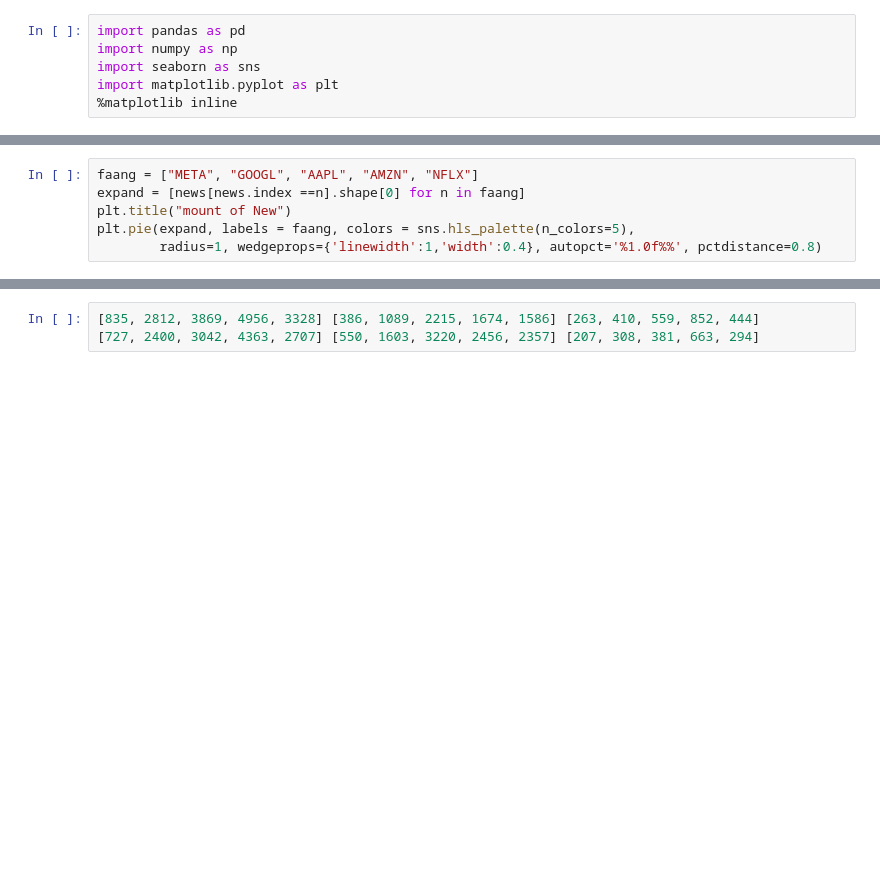
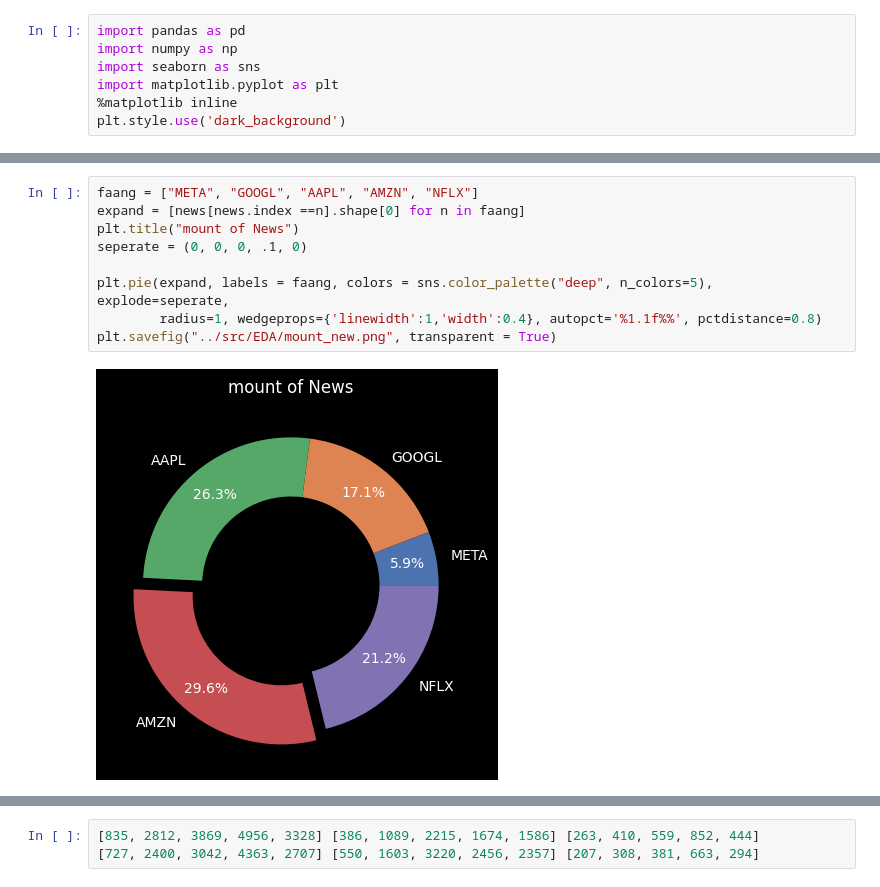
Before and after one commit to henrytsui000/Stock-Price-Prediction, a Jupyter notebook: visulize/stock_new.ipynb, the cells around one changed output, grey strips where cells are left out. Saved outputs shown, nothing was run; the diff lists cells and outputs as text; blank space fills up the shorter version.

Commit message:
:art: change the image color to  no background

```diff
--- a/visulize/stock_new.ipynb
+++ b/visulize/stock_new.ipynb
@@ -4,6 +4,7 @@ import numpy as np
 import seaborn as sns
 import matplotlib.pyplot as plt
 %matplotlib inline
+plt.style.use('dark_background')
 # %%
 news = pd.read_csv("../data/train_bert.csv", index_col=0)
 print(news)
@@ -12,8 +33,13 @@ print(news[news.index == 'META'].shape)
 # %%
 faang = ["META", "GOOGL", "AAPL", "AMZN", "NFLX"]
 expand = [news[news.index ==n].shape[0] for n in faang]
-plt.title("mount of New")
-plt.pie(expand, labels = faang, colors = sns.hls_palette(n_colors=5),
-        radius=1, wedgeprops={'linewidth':1,'width':0.4}, autopct='%1.0f%%', pctdistance=0.8)
+plt.title("mount of News")
+seperate = (0, 0, 0, .1, 0)
+
+plt.pie(expand, labels = faang, colors = sns.color_palette("deep", n_colors=5), explode=seperate,
+        radius=1, wedgeprops={'linewidth':1,'width':0.4}, autopct='%1.1f%%', pctdistance=0.8)
+plt.savefig("../src/EDA/mount_new.png", transparent = True)
+# %% [output]
+[figure, added]
 # %%
 sns.distplot(news["score"])
```
Also changed, not shown: parts of 9 cells of this notebook, 13 other files.
